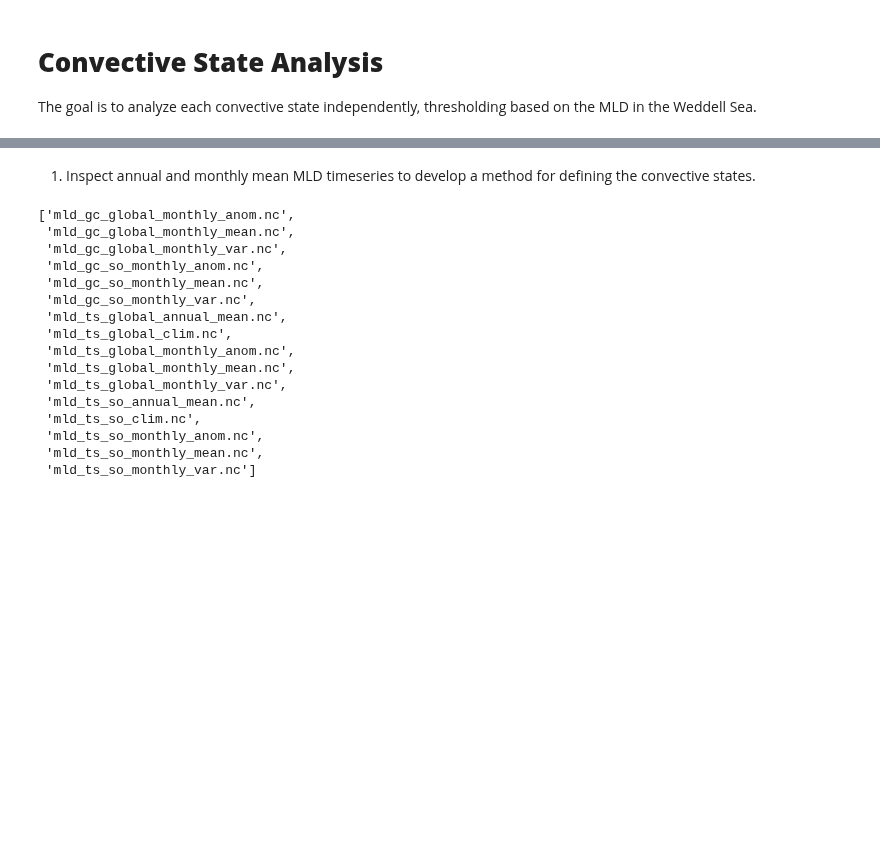
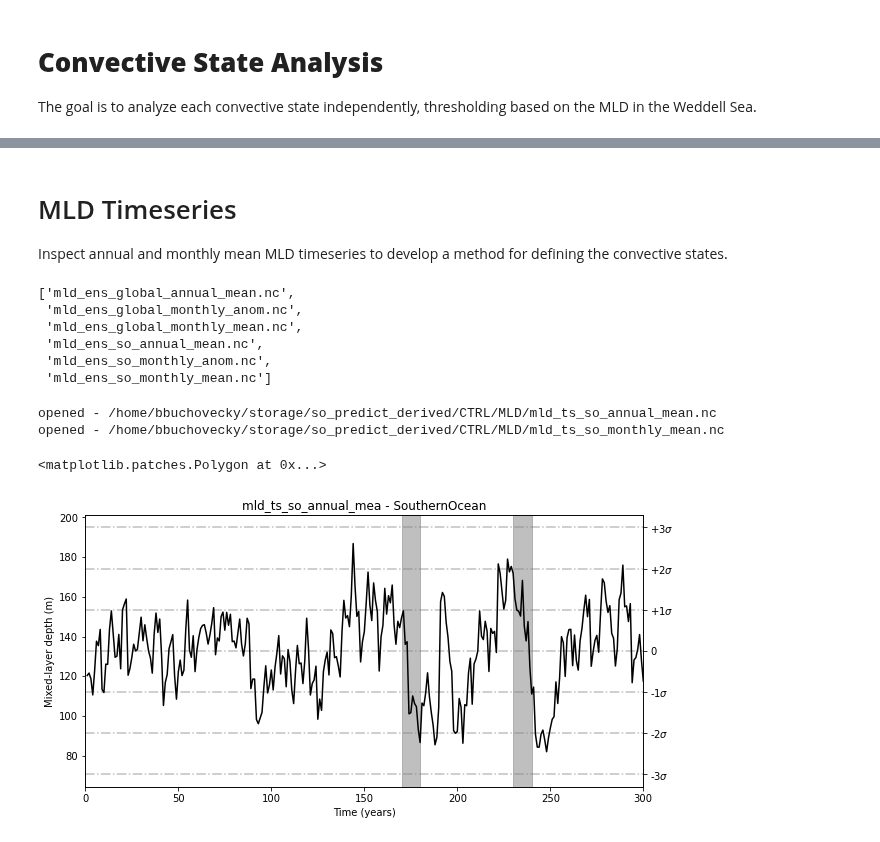
Before and after one commit to bbuchovecky/hmei, a Jupyter notebook: notebooks/convective_state_analysis.ipynb, the cells around one changed output, grey strips where cells are left out. Saved outputs shown, nothing was run; the diff lists cells and outputs as text; code cells hidden in the pictures; blank space fills up the shorter version.

Commit message:
improved some plotting functions for looking at control run timeseries

```diff
--- a/notebooks/convective_state_analysis.ipynb
+++ b/notebooks/convective_state_analysis.ipynb
@@ -31,26 +35,47 @@ import hmei.visualization as vis
 # %% [markdown]
-1. Inspect annual and monthly mean MLD timeseries to develop a method for defining the convective states.
+# MLD Timeseries
+Inspect annual and monthly mean MLD timeseries to develop a method for defining the convective states.
 # %%
 rootdir = '/home/bbuchovecky/storage/so_predict_derived/CTRL/'
 var = 'mld'
 
-
-
-pcs.dir_inspect('/home/bbuchovecky/storage/so_predict_derived/CTRL/MLD')
+pcs.dir_inspect('/home/bbuchovecky/storage/so_predict_derived/MLD_ENSEMBLE')
 # %% [output]
-['mld_gc_global_monthly_anom.nc',
- 'mld_gc_global_monthly_mean.nc',
- 'mld_gc_global_monthly_var.nc',
- 'mld_gc_so_monthly_anom.nc',
- 'mld_gc_so_monthly_mean.nc',
- 'mld_gc_so_monthly_var.nc',
- 'mld_ts_global_annual_mean.nc',
- 'mld_ts_global_clim.nc',
- 'mld_ts_global_monthly_anom.nc',
- 'mld_ts_global_monthly_mean.nc',
- 'mld_ts_global_monthly_var.nc',
- 'mld_ts_so_annual_mean.nc',
- 'mld_ts_so_clim.nc',
- 'mld_ts_so_monthly_anom.nc',
- 'mld_ts_so_monthly_mean.nc',
- 'mld_ts_so_monthly_var.nc']
+['mld_ens_global_annual_mean.nc',
+ 'mld_ens_global_monthly_anom.nc',
+ 'mld_ens_global_monthly_mean.nc',
+ 'mld_ens_so_annual_mean.nc',
+ 'mld_ens_so_monthly_anom.nc',
+ 'mld_ens_so_monthly_mean.nc']
+# %%
+def open_ctrl(var, timescale, metric, reg='so', form='ts', print_path=True):
+    rootdir = '/home/bbuchovecky/storage/so_predict_derived/CTRL/'
+    subdir = var.upper()+'/'
+    filename = var.lower()+'_'+form+'_'+reg+'_'+timescale+'_'+metric+'.nc'
+
+    if print_path:
+        print('opened - '+rootdir+subdir+filename)
+    return xr.open_dataset(rootdir+subdir+filename)
+
+def open_ens(var, reg, timescale, metric, form='ts', print_path=True):
+    rootdir = '/home/bbuchovecky/storage/so_predict_derived/'
+    subdir = var.upper()+'_ENSEMBLE/'
+    filename = var.lower()+'_ens_'+reg+'_'+timescale+'_'+metric+'.nc'
+
+    if print_path:
+        print('opened - '+rootdir+subdir+filename)
+    return xr.open_dataset(rootdir+subdir+filename)
+
+mld_ts_annual_mean = open_ctrl('mld', 'annual', 'mean')
+mld_ts_monthly_mean = open_ctrl('mld', 'monthly', 'mean')
+# %% [output]
+opened - /home/bbuchovecky/storage/so_predict_derived/CTRL/MLD/mld_ts_so_annual_mean.nc
+opened - /home/bbuchovecky/storage/so_predict_derived/CTRL/MLD/mld_ts_so_monthly_mean.nc
+# %%
+fig,ax = vis.stdev_plot(mld_ts_annual_mean, 'SouthernOcean')
+
+ax.axvspan(170,180, color='gray', alpha=0.5)
+ax.axvspan(230,240, color='gray', alpha=0.5)
+# %% [output]
+<matplotlib.patches.Polygon at 0x...>
+[figure, added]
```
Also changed, not shown: parts of 6 cells of this notebook, 3 other files.
